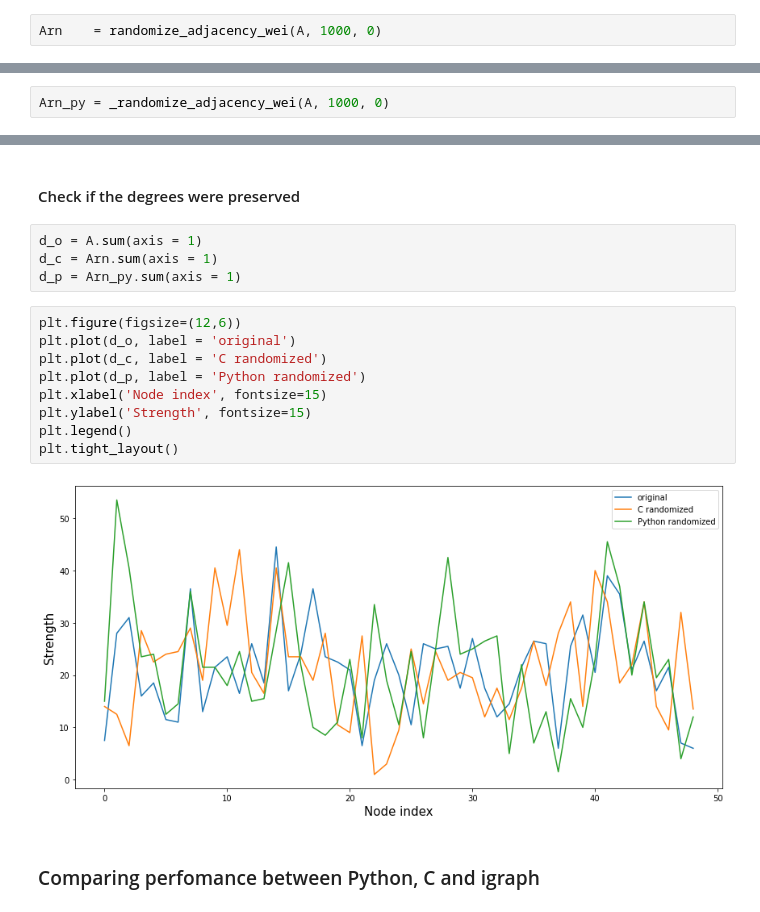
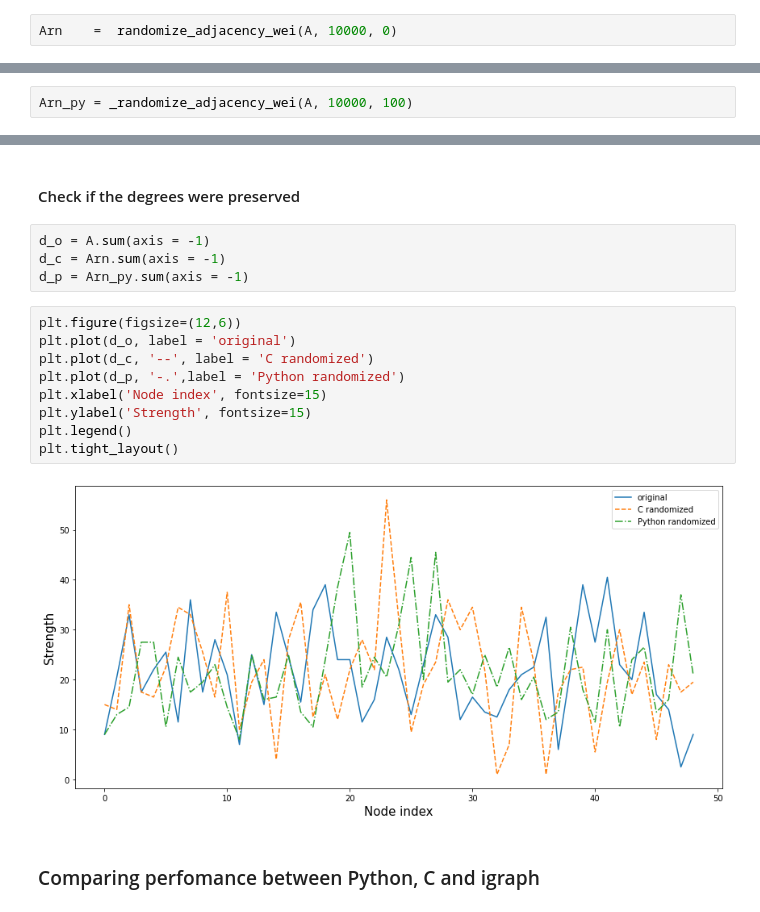
Before and after one commit to ViniciusLima94/RandomizeEdges, a Jupyter notebook: Randomize Adjacency-wei.ipynb, the cells around one changed output, grey strips where cells are left out. Cells and saved outputs as stored; diff of their text form.

```diff
--- a/Randomize Adjacency-wei.ipynb
+++ b/Randomize Adjacency-wei.ipynb
@@ -99,11 +98,11 @@ np.fill_diagonal(A,1)
 # %% [markdown]
 #### C
 # %%
-Arn    = randomize_adjacency_wei(A, 1000, 0)
+Arn    =  randomize_adjacency_wei(A, 10000, 0)
 # %% [markdown]
 #### Python
 # %%
-Arn_py = _randomize_adjacency_wei(A, 1000, 0)
+Arn_py = _randomize_adjacency_wei(A, 10000, 100)
 # %%
 plt.figure(figsize=(20,6))
 plt.subplot(1,3,1)
@@ -166,20 +164,20 @@ plt.legend()
 # %% [markdown]
 #### Check if the degrees were preserved
 # %%
-d_o = A.sum(axis = 1)
-d_c = Arn.sum(axis = 1)
-d_p = Arn_py.sum(axis = 1)
+d_o = A.sum(axis = -1)
+d_c = Arn.sum(axis = -1)
+d_p = Arn_py.sum(axis = -1)
 # %%
 plt.figure(figsize=(12,6))
 plt.plot(d_o, label = 'original')
-plt.plot(d_c, label = 'C randomized')
-plt.plot(d_p, label = 'Python randomized')
+plt.plot(d_c, '--', label = 'C randomized')
+plt.plot(d_p, '-.',label = 'Python randomized')
 plt.xlabel('Node index', fontsize=15)
 plt.ylabel('Strength', fontsize=15)
 plt.legend()
 plt.tight_layout()
 # %% [output]
-[figure, old version]
+[figure, new version]
 # %% [markdown]
 ### Comparing perfomance between Python, C and igraph
 # %%
```
Also changed, not shown: parts of 6 cells of this notebook, 4 other files.
